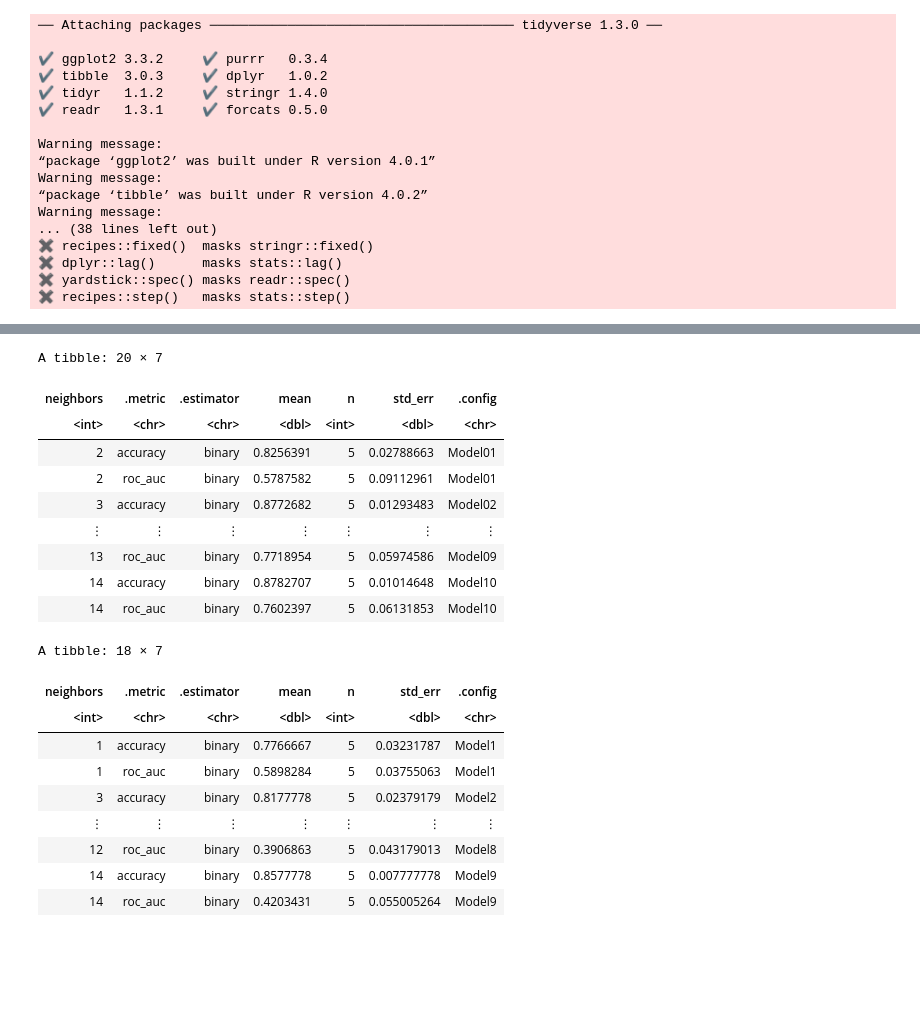
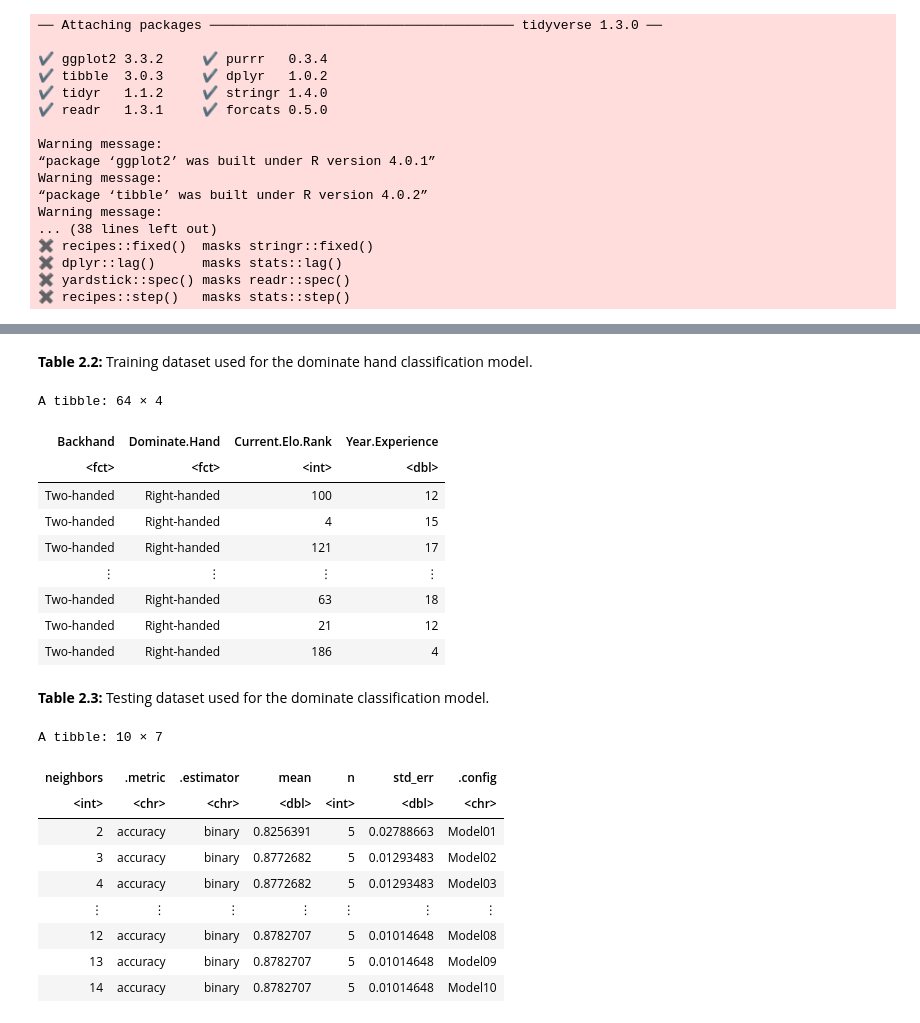
Before and after one commit to J4mesAcastor/group5_player_stats, a Jupyter notebook: Report.ipynb, the cells around one changed output, grey strips where cells are left out. Saved outputs shown, nothing was run; the diff lists cells and outputs as text; code cells hidden in the pictures; blank space fills up the shorter version.

Commit message:
Added Figure and Table numbers
Changed code cells to display the table/plot with the table/figure number.

```diff
--- a/Report.ipynb
+++ b/Report.ipynb
@@ -122,3 +174,20 @@ dominate_testing <- testing(dominate_split)
+# %% [markdown]
+<b>Table 2.2:</b> Training dataset used for the dominate hand classification model.
+# %%
+dominate_testing
+# %% [output]
+A tibble: 64 × 4
+| Backhand | Dominate.Hand | Current.Elo.Rank | Year.Experience |
+| <fct> | <fct> | <int> | <dbl> |
+| Two-handed | Right-handed | 100 | 12 |
+| Two-handed | Right-handed | 4 | 15 |
+| Two-handed | Right-handed | 121 | 17 |
+| ⋮ | ⋮ | ⋮ | ⋮ |
+| Two-handed | Right-handed | 63 | 18 |
+| Two-handed | Right-handed | 21 | 12 |
+| Two-handed | Right-handed | 186 | 4 |
+# %% [markdown]
+<b>Table 2.3:</b> Testing dataset used for the dominate classification model.
 # %%
 set.seed(1234) # DO NOT REMOVE
 # Creating the Recipes
@@ -146,39 +212,30 @@ knn_tune <- nearest_neighbor(weight_func = "rectangular", neighbors = tune()) %>
         set_mode("classification")
 # %%
 set.seed(1234) # DO NOT REMOVE
-# Collecting metrics to determine best value of k
-back_results <- workflow() %>%
+# Collecting metrics and filtering for accuracies to determine best value of k
+back_accuracies <- workflow() %>%
     add_recipe(back_recipe) %>%
     add_model(knn_tune) %>%
     tune_grid(resamples = back_vfold, grid = 10) %>%
-    collect_metrics
+    collect_metrics %>%
+    filter(.metric == "accuracy")
 
-dominate_results <- workflow() %>%
+dominate_accuracies <- workflow() %>%
     add_recipe(dominate_recipe) %>%
     add_model(knn_tune) %>%
     tune_grid(resamples = dominate_vfold, grid = 10) %>%
-    collect_metrics
-
-back_results
-dominate_results
+    collect_metrics %>%
+    filter(.metric == "accuracy")
-# %% [output]
-A tibble: 20 × 7
-| neighbors | .metric | .estimator | mean | n | std_err | .config |
-| <int> | <chr> | <chr> | <dbl> | <int> | <dbl> | <chr> |
-| 2 | accuracy | binary | 0.8256391 | 5 | 0.02788663 | Model01 |
-| 2 | roc_auc | binary | 0.5787582 | 5 | 0.09112961 | Model01 |
-| 3 | accuracy | binary | 0.8772682 | 5 | 0.01293483 | Model02 |
-| ⋮ | ⋮ | ⋮ | ⋮ | ⋮ | ⋮ | ⋮ |
-| 13 | roc_auc | binary | 0.7718954 | 5 | 0.05974586 | Model09 |
-| 14 | accuracy | binary | 0.8782707 | 5 | 0.01014648 | Model10 |
-| 14 | roc_auc | binary | 0.7602397 | 5 | 0.06131853 | Model10 |
-A tibble: 18 × 7
-| neighbors | .metric | .estimator | mean | n | std_err | .config |
-| <int> | <chr> | <chr> | <dbl> | <int> | <dbl> | <chr> |
-| 1 | accuracy | binary | 0.7766667 | 5 | 0.03231787 | Model1 |
-| 1 | roc_auc | binary | 0.5898284 | 5 | 0.03755063 | Model1 |
-| 3 | accuracy | binary | 0.8177778 | 5 | 0.02379179 | Model2 |
-| ⋮ | ⋮ | ⋮ | ⋮ | ⋮ | ⋮ | ⋮ |
-| 12 | roc_auc | binary | 0.3906863 | 5 | 0.043179013 | Model8 |
-| 14 | accuracy | binary | 0.8577778 | 5 | 0.007777778 | Model9 |
-| 14 | roc_auc | binary | 0.4203431 | 5 | 0.055005264 | Model9 |
+# %%
+back_accuracies
+# %% [output]
+A tibble: 10 × 7
+| neighbors | .metric | .estimator | mean | n | std_err | .config |
+| <int> | <chr> | <chr> | <dbl> | <int> | <dbl> | <chr> |
+| 2 | accuracy | binary | 0.8256391 | 5 | 0.02788663 | Model01 |
+| 3 | accuracy | binary | 0.8772682 | 5 | 0.01293483 | Model02 |
+| 4 | accuracy | binary | 0.8772682 | 5 | 0.01293483 | Model03 |
+| ⋮ | ⋮ | ⋮ | ⋮ | ⋮ | ⋮ | ⋮ |
+| 12 | accuracy | binary | 0.8782707 | 5 | 0.01014648 | Model08 |
+| 13 | accuracy | binary | 0.8782707 | 5 | 0.01014648 | Model09 |
+| 14 | accuracy | binary | 0.8782707 | 5 | 0.01014648 | Model10 |
```
Also changed, not shown: parts of 34 cells of this notebook.
